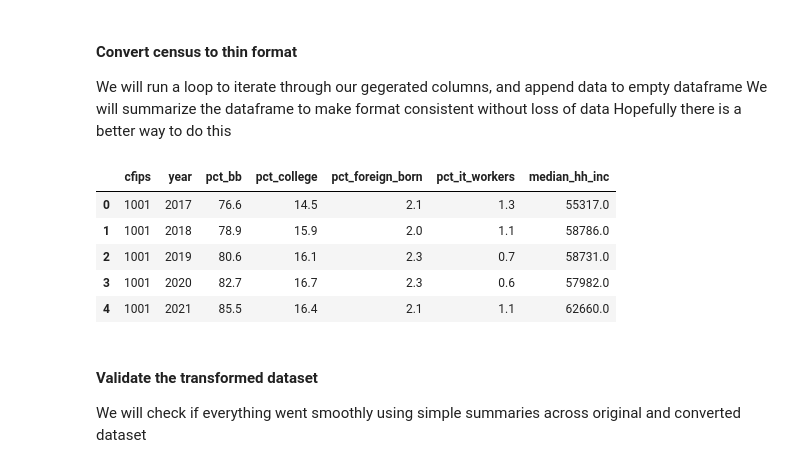
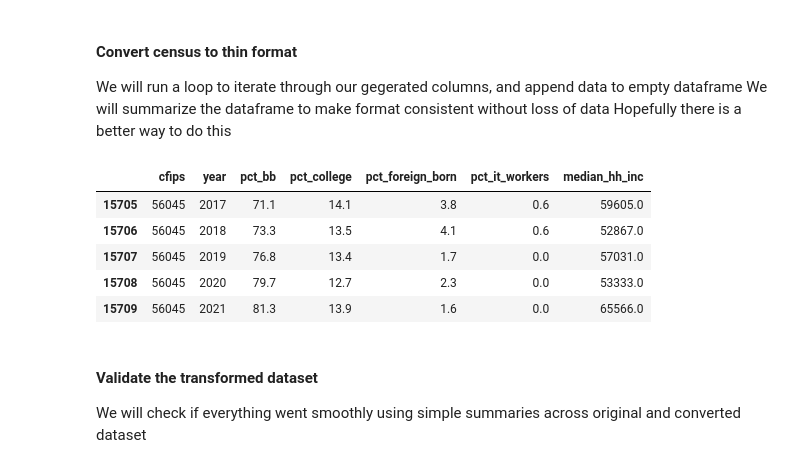
Before and after one commit to divergent96/godaddy_hackathon, a Jupyter notebook: data-processing-and-eda.ipynb, the cells around one changed output. Saved outputs shown, nothing was run; the diff lists cells and outputs as text; code cells hidden in the pictures.

```diff
--- a/data-processing-and-eda.ipynb
+++ b/data-processing-and-eda.ipynb
@@ -218,39 +219,39 @@ new_cols = list(temp['new_col_name'].unique())
 new_cols.insert(0, ("year"))
 new_cols.insert(0, ("cfips"))
 
 # Make empty dataframe
 thin_census_data = pd.DataFrame(columns = new_cols)
 
 # Generate all possible combinations of cfips and year from just census data
 
 for row in temp.itertuples():
     col_name = row.col_name
     year = row.year
     new_col_name = row.new_col_name
 
     # Make data to append/join
     temp_data = census_data.loc[:,("cfips",col_name)]# Get the required column along with IDs
     temp_data["year"] = year # Add year column
 
     temp_data = temp_data.loc[:,("cfips","year",col_name)] # Reorder columns for consistency
     temp_data.rename(columns = {col_name:new_col_name}, inplace = True)
 
     # Append data to out main dataframe
     thin_census_data = pd.concat((thin_census_data,temp_data), axis = 0)
 
 
 # Summarize the dataset to get the final
 thin_census_data = thin_census_data.groupby(by = ["cfips","year"], as_index = False).first().reset_index()
 thin_census_data.drop(columns = 'index', inplace = True)
 
-thin_census_data.head()
+thin_census_data.tail()
 # %% [output]
 |  | cfips | year | pct_bb | pct_college | pct_foreign_born | pct_it_workers | median_hh_inc |
-| 0 | 1001 | 2017 | 76.6 | 14.5 | 2.1 | 1.3 | 55317.0 |
-| 1 | 1001 | 2018 | 78.9 | 15.9 | 2.0 | 1.1 | 58786.0 |
-| 2 | 1001 | 2019 | 80.6 | 16.1 | 2.3 | 0.7 | 58731.0 |
-| 3 | 1001 | 2020 | 82.7 | 16.7 | 2.3 | 0.6 | 57982.0 |
-| 4 | 1001 | 2021 | 85.5 | 16.4 | 2.1 | 1.1 | 62660.0 |
+| 15705 | 56045 | 2017 | 71.1 | 14.1 | 3.8 | 0.6 | 59605.0 |
+| 15706 | 56045 | 2018 | 73.3 | 13.5 | 4.1 | 0.6 | 52867.0 |
+| 15707 | 56045 | 2019 | 76.8 | 13.4 | 1.7 | 0.0 | 57031.0 |
+| 15708 | 56045 | 2020 | 79.7 | 12.7 | 2.3 | 0.0 | 53333.0 |
+| 15709 | 56045 | 2021 | 81.3 | 13.9 | 1.6 | 0.0 | 65566.0 |
 # %% [markdown]
 #### Validate the transformed dataset
 
```
Also changed, not shown: parts of 22 cells of this notebook.
